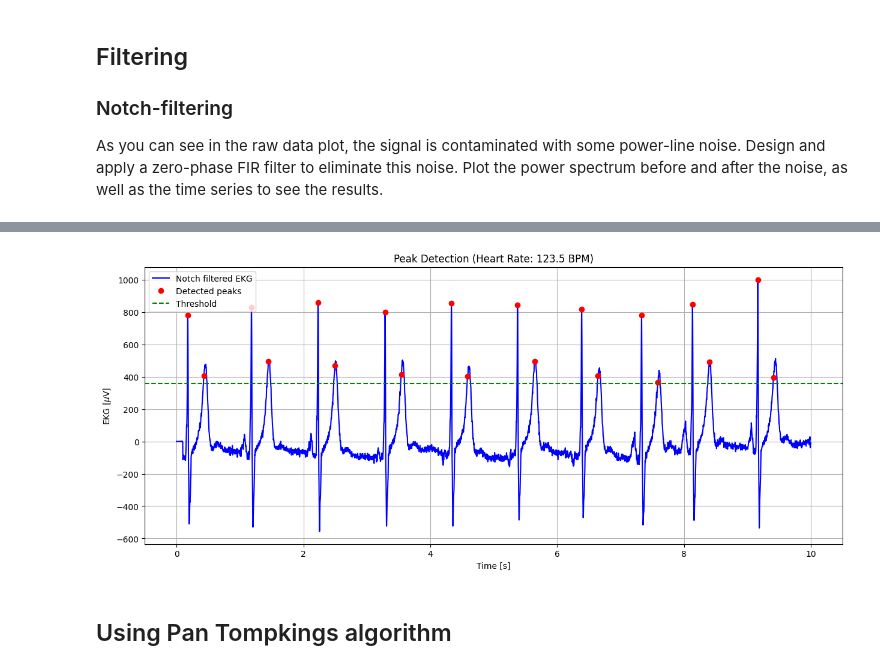
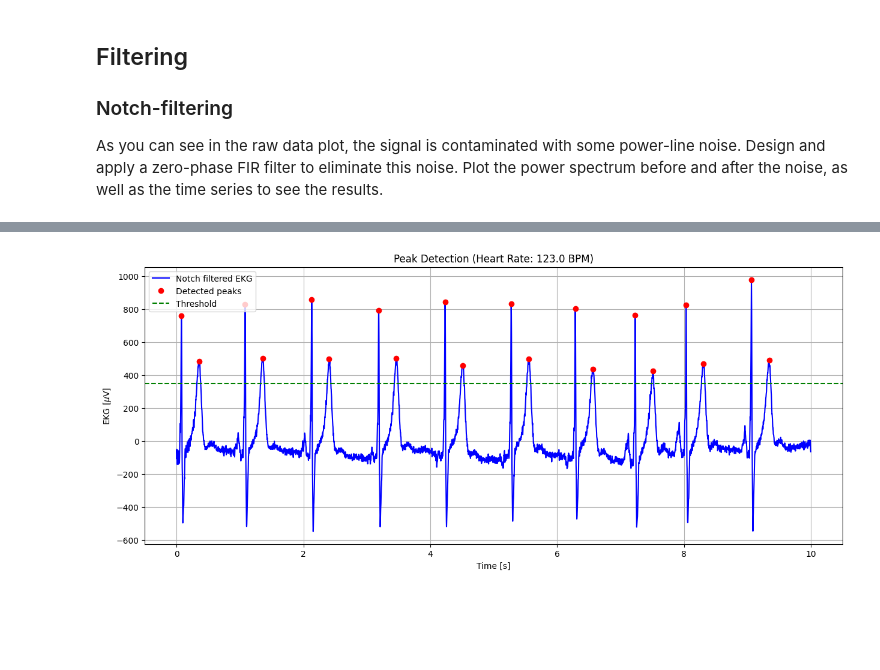
Before and after one commit to danielcomaduran/BMEN663, a Jupyter notebook: python-ekg/ekg-notebook.ipynb, the cells around one changed output, grey strips where cells are left out. Saved outputs shown, nothing was run; the diff lists cells and outputs as text; code cells hidden in the pictures; blank space fills up the shorter version.

```diff
--- a/python-ekg/ekg-notebook.ipynb
+++ b/python-ekg/ekg-notebook.ipynb
@@ -100,15 +106,20 @@ As you can see in the raw data plot, the signal is contaminated with some power-
 # %%
 # Design zero-phase notch FIR filter
 # -- Filter settings
-fir_fc = [49, 51]               # Frequencies to be removed [Hz]
-fir_order = 101                 # Order of the FIR filter [n]
-fir_filter_type = "bandstop"    # Type of filter (lowpass, highpass, bandpass, bandstop)
+f0 = 60  # Notch frequency [Hz]
+Q = 30    # Quality factor (higher Q = narrower notch)
 
-# -- Design the FIR filter
-fir_coefficients = firwin(fir_order, fir_fc, pass_zero=fir_filter_type, fs=srate)
+# Design elliptic notch filter
+nyq = srate/2   # Nyquist frequency [Hz]
+w0 = f0/nyq     # Normalized notch frequency [0, 1]
+bw = f0/Q/nyq   # Normalized notch bandwidth [0, 1]
+order = 4       # Filter order
 
-# - Apply the FIR filter to the signal
-lead2_notch = lfilter(fir_coefficients, 1.0, lead2_raw)
+# Create the notch filter
+b, a = iirnotch(w0, Q)
+
+# Apply filter forward and backward for zero phase
+lead2_notch = filtfilt(b, a, lead2_raw)
 
 # Plot raw and filtered FFTs and time series
 # -- Calculate the FFT of the filtered signal
@@ -122,7 +133,6 @@ ax[0,0].plot(single_sided_freq, single_sided_fft)
 ax[0,0].set_ylabel('FFT [$\mu$V]')
 ax[0,0].legend(['Raw'])
 ax[0,0].grid()
-
 
 ax[1,0].plot(single_sided_freq, single_sided_fft_filtered, color='r')
 ax[1,0].set_xlabel('Frequency [Hz]')
@@ -150,12 +160,12 @@ plt.show()
 Note that the power line noise is not visible in the data any more. However, it still seems that the data has a drift to it (i.e., a very low frequency component that shifts the signal up or down). Now we will apply a detrend to remove this artifact.
 # %%
 # Detrend the notch-filtered signal using scipy
-lead2_detrended = detrend(lead2_notch)
+lead2_detrend = detrend(lead2_notch)
 
 # Plot notch-filtered and detrended signals
 plt.figure(figsize=(12, 6))
 plt.plot(time_plot, lead2_notch, label='Notch filtered')
-plt.plot(time_plot, lead2_detrended, label='Detrended')
+plt.plot(time_plot, lead2_detrend, label='Detrended')
 plt.xlabel('Time [s]')
 plt.ylabel('EKG [$\mu$V]')
 plt.title('Comparison of Notch Filtered and Detrended EKG Signal')
@@ -171,33 +183,27 @@ plt.show()
 # %%
 # Find peaks using a threshold method
-threshold = np.mean(lead2_notch) + 2 * np.std(lead2_notch)  # Set threshold at mean + 2SD
+sd_multiplier = 2  # Multiplier for the standard deviation threshold
+threshold = np.mean(lead2_detrend) + sd_multiplier * np.std(lead2_detrend)  # Set threshold at mean + multiplier * SD
 peaks = []
 min_distance = int(0.2 * srate)  # Minimum 200ms between peaks
 
-for i in range(1, len(lead2_notch) - 1):
-    if lead2_notch[i] > threshold:
-        if lead2_notch[i] > lead2_notch[i-1] and lead2_notch[i] > lead2_notch[i+1]:  # Local maximum
-            if len(peaks) == 0 or (i - peaks[-1]) > min_distance:  # Check minimum distance
-                peaks.append(i)
-
-peaks = np.array(peaks)
+# Find peaks using scipy's find_peaks function
+peaks, _ = find_peaks(lead2_detrend, height=threshold, distance=min_distance)
 
 # Calculate heart rate
 peak_intervals = np.diff(peaks) / srate  # Convert to seconds
 hr = 60 / np.mean(peak_intervals)  # Convert to beats per minute
 
 # Plot the signal with detected peaks
 plt.figure(figsize=(15, 6))
-plt.plot(time, lead2_notch, 'b-', label='Notch filtered EKG')
-plt.plot(time[peaks], lead2_notch[peaks], 'ro', label='Detected peaks')
+plt.plot(time, lead2_detrend, 'b-', label='Notch filtered EKG')
+plt.plot(time[peaks], lead2_detrend[peaks], 'ro', label='Detected peaks')
 plt.axhline(y=threshold, color='g', linestyle='--', label='Threshold')
 plt.xlabel('Time [s]')
 plt.ylabel('EKG [$\mu$V]')
 plt.title(f'Peak Detection (Heart Rate: {hr:.1f} BPM)')
 plt.legend()
 plt.grid(True)
 plt.show()
 # %% [output]
-[figure, old version]
+[figure, new version]
-# %% [markdown]
-## Using Pan Tompkings algorithm
```
Also changed, not shown: parts of 14 cells of this notebook, 5 other files.
